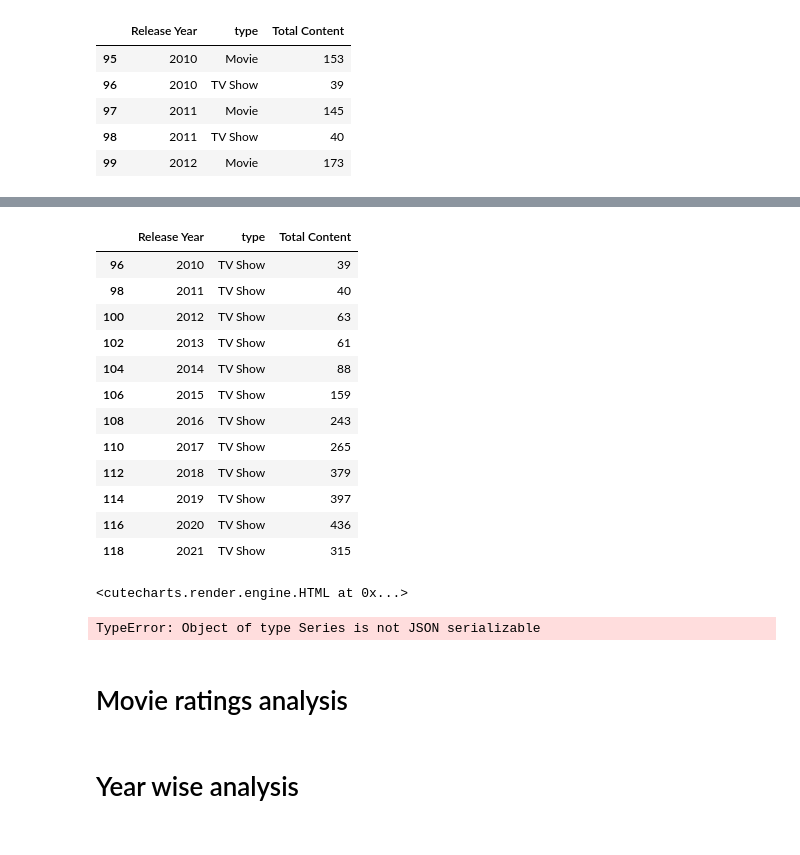
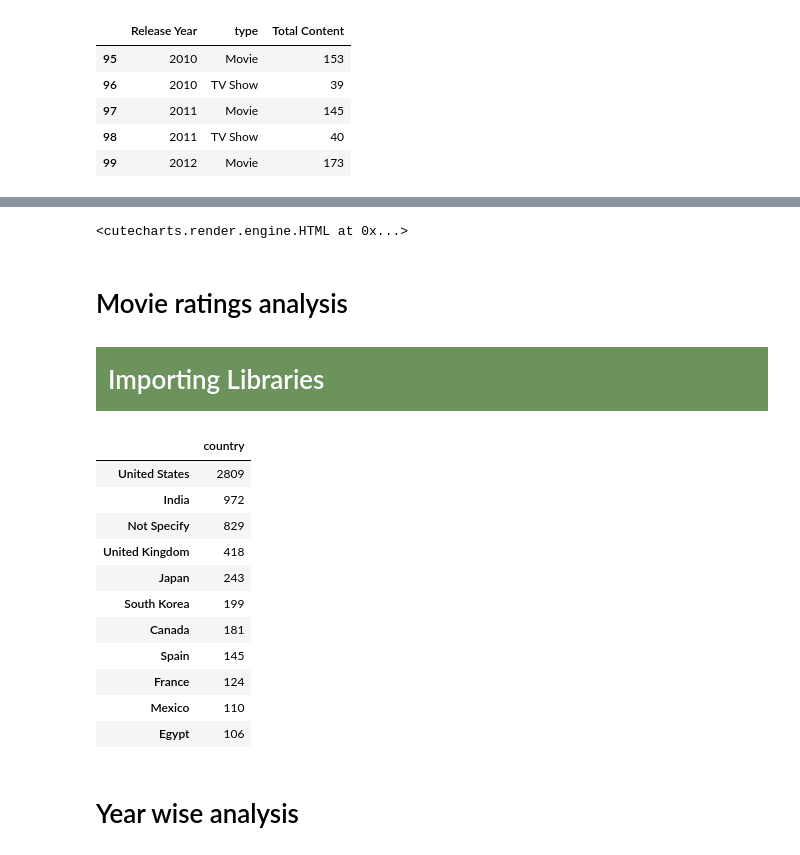
Before and after one commit to pritomsh/netflix-movies-tv-shows-data-analysis, a Jupyter notebook: netflix_data_analysis.ipynb, the cells around one changed output, grey strips where cells are left out. Drawn from its saved outputs; the diff is of its cells as text; code cells hidden in the pictures.

```diff
--- a/netflix_data_analysis.ipynb
+++ b/netflix_data_analysis.ipynb
@@ -385,17 +298 @@ dff3
-# %%
-dff4
-# %% [output]
-|  | Release Year | type | Total Content |
-| 96 | 2010 | TV Show | 39 |
-| 98 | 2011 | TV Show | 40 |
-| 100 | 2012 | TV Show | 63 |
-| 102 | 2013 | TV Show | 61 |
-| 104 | 2014 | TV Show | 88 |
-| 106 | 2015 | TV Show | 159 |
-| 108 | 2016 | TV Show | 243 |
-| 110 | 2017 | TV Show | 265 |
-| 112 | 2018 | TV Show | 379 |
-| 114 | 2019 | TV Show | 397 |
-| 116 | 2020 | TV Show | 436 |
-| 118 | 2021 | TV Show | 315 |
 # %%
@@ -432,11 +304,2 @@ chart.render_notebook()
 # %% [output]
 <cutecharts.render.engine.HTML at 0x...>
-# %%
-# Create a line chart
-from cutecharts.charts import Line
-chart = Line('Sales Trend', width='100%', height=500)
-chart.set_options(labels=list(directors.director),x_label='Day', y_label='Sales')
-chart.add_series(dff2['Release Year'], dff2['Total Content'])
-chart.render_notebook()
-# %% [output]
-TypeError: Object of type Series is not JSON serializable
@@ -475,2 +306,3 @@ plt.show()
 # %% [markdown]
 # Movie ratings analysis
+# <div style="font-family: Trebuchet MS; background-color: #6C935C; color: #FFFFFF; padding: 12px; line-height: 1.5;">Importing Libraries</div>
@@ -481,10 +309,24 @@ ax = sns.countplot(x="rating", data=netflix_movies, palette="Set2", order=netfli
 # %%
 # Countries with highest rated content.
 
-country_count=joint_data['country'].value_counts().sort_values(ascending=False)
+country_count=data['country'].value_counts().sort_values(ascending=False)
 country_count=pd.DataFrame(country_count)
 topcountries=country_count[0:11]
+
 topcountries
+# %% [output]
+|  | country |
+| United States | 2809 |
+| India | 972 |
+| Not Specify | 829 |
+| United Kingdom | 418 |
+| Japan | 243 |
+| South Korea | 199 |
+| Canada | 181 |
+| Spain | 145 |
+| France | 124 |
+| Mexico | 110 |
+| Egypt | 106 |
 # %% [markdown]
 # Year wise analysis
 # %%
```
Also changed, not shown: parts of 59 cells of this notebook, 6 other files.
